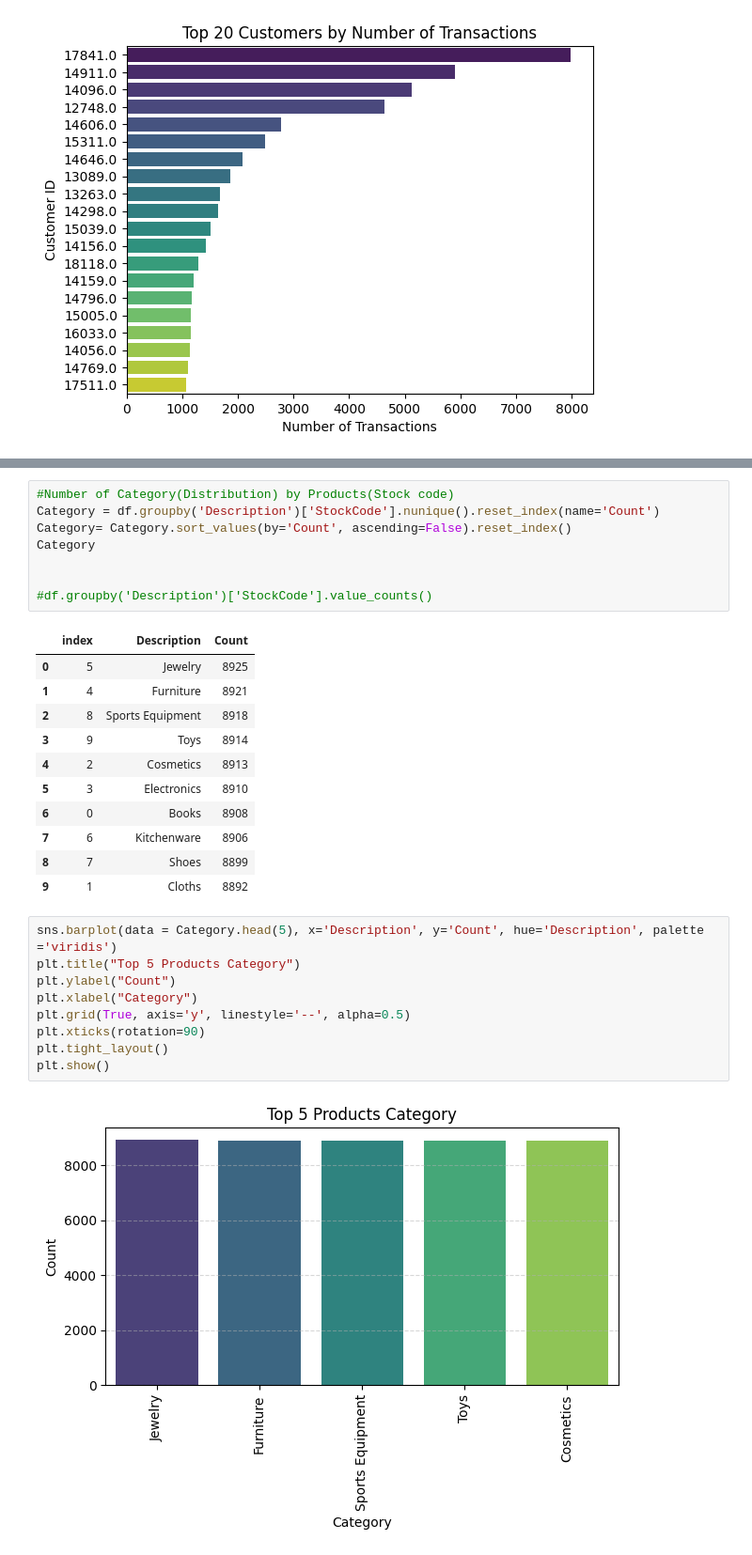
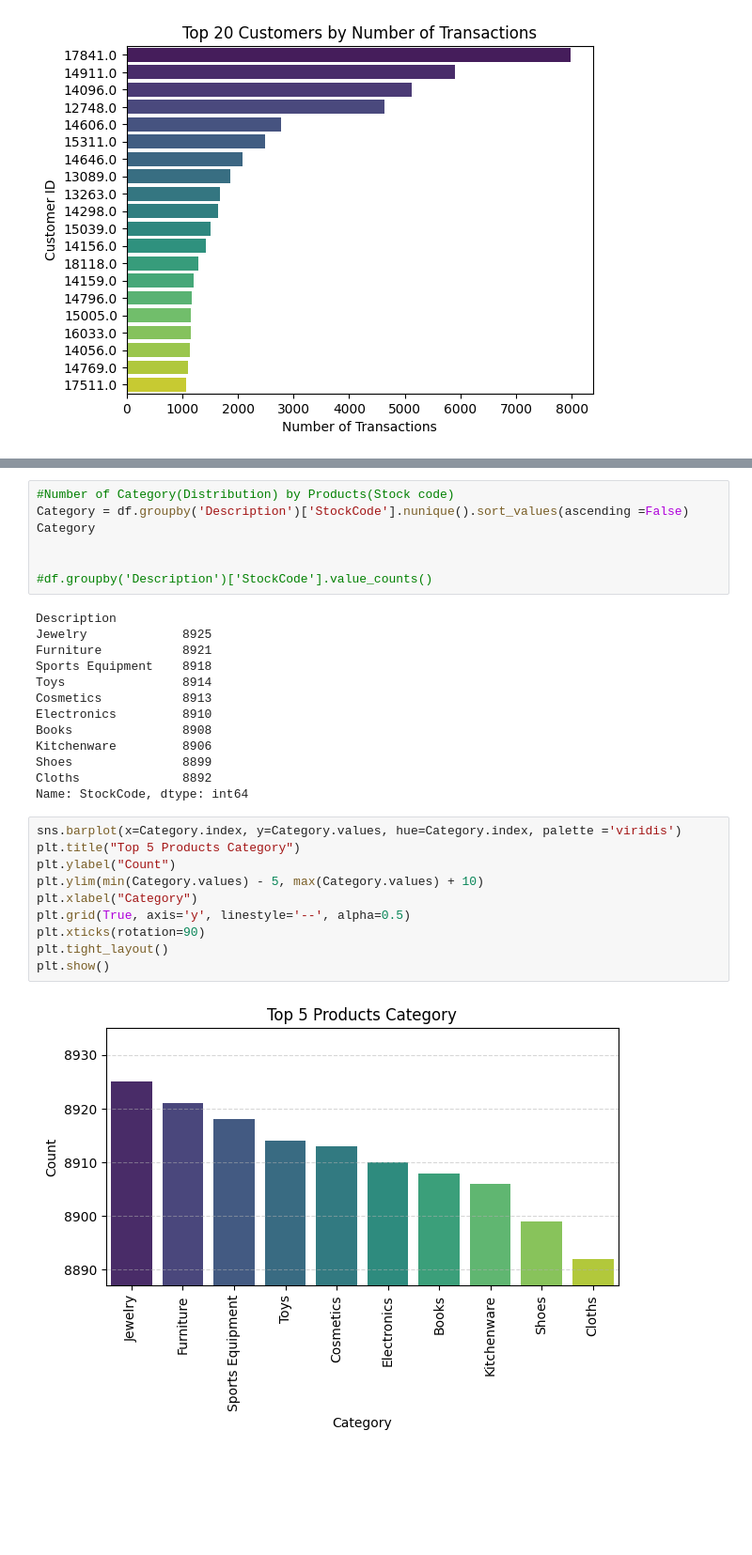
Before and after one commit to deCrystals/cohort_analysis, a Jupyter notebook: cohort.ipynb, the cells around one changed output, grey strips where cells are left out. Shown at 94% size. Drawn from its saved outputs; the diff is of its cells as text; blank space fills up the shorter version.

```diff
--- a/cohort.ipynb
+++ b/cohort.ipynb
@@ -182,31 +230,32 @@ countries
 # %%
 #Number of Category(Distribution) by Products(Stock code)
-Category = df.groupby('Description')['StockCode'].nunique().reset_index(name='Count')
-Category= Category.sort_values(by='Count', ascending=False).reset_index()
+Category = df.groupby('Description')['StockCode'].nunique().sort_values(ascending =False)
 Category
 
 
 #df.groupby('Description')['StockCode'].value_counts()
 # %% [output]
-|  | index | Description | Count |
-| 0 | 5 | Jewelry | 8925 |
-| 1 | 4 | Furniture | 8921 |
-| 2 | 8 | Sports Equipment | 8918 |
-| 3 | 9 | Toys | 8914 |
-| 4 | 2 | Cosmetics | 8913 |
-| 5 | 3 | Electronics | 8910 |
-| 6 | 0 | Books | 8908 |
-| 7 | 6 | Kitchenware | 8906 |
-| 8 | 7 | Shoes | 8899 |
-| 9 | 1 | Cloths | 8892 |
+Description
+Jewelry             8925
+Furniture           8921
+Sports Equipment    8918
+Toys                8914
+Cosmetics           8913
+Electronics         8910
+Books               8908
+Kitchenware         8906
+Shoes               8899
+Cloths              8892
+Name: StockCode, dtype: int64
 # %%
-sns.barplot(data = Category.head(5), x='Description', y='Count', hue='Description', palette ='viridis')
+sns.barplot(x=Category.index, y=Category.values, hue=Category.index, palette ='viridis')
 plt.title("Top 5 Products Category")
 plt.ylabel("Count")
+plt.ylim(min(Category.values) - 5, max(Category.values) + 10)
 plt.xlabel("Category")
 plt.grid(True, axis='y', linestyle='--', alpha=0.5)
 plt.xticks(rotation=90)
 plt.tight_layout()
 plt.show()
 # %% [output]
-[figure, old version]
+[figure, new version]
```
Also changed, not shown: parts of 24 cells of this notebook.
